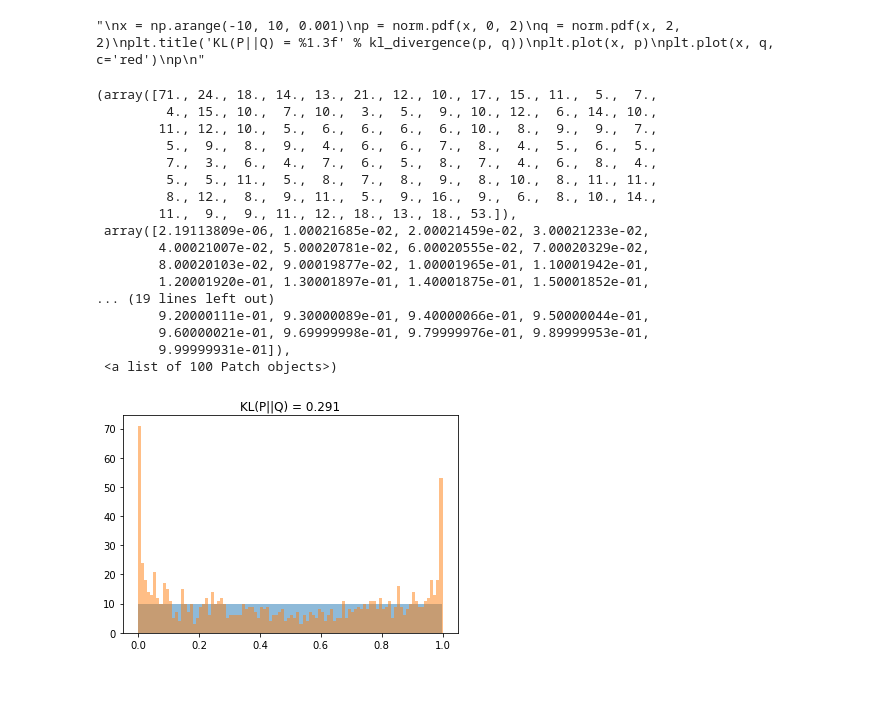
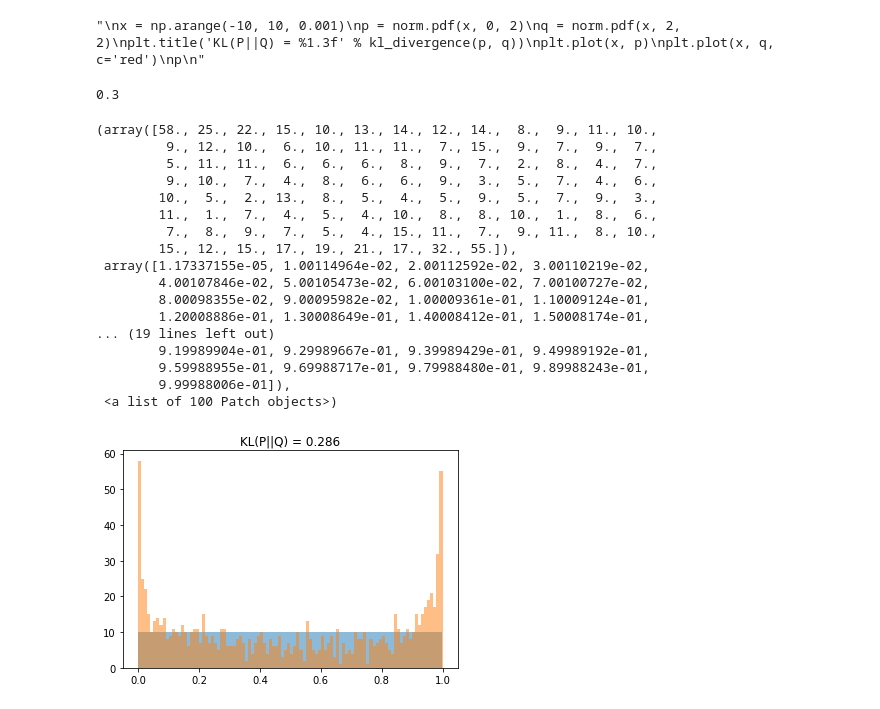
Before and after one commit to String137/Create-your-design-of-Parameterized-Quantum-Circuits, a Jupyter notebook: Expressibility.ipynb, the cells around one changed output. Saved outputs shown, nothing was run; the diff lists cells and outputs as text; code cells hidden in the pictures.

```diff
--- a/Expressibility.ipynb
+++ b/Expressibility.ipynb
@@ -62,32 +62,35 @@ for i in range(len):
 haar = [];
 h = Haar_dist(a=0,b=1,name="haar");
 for i in range(len):
-    haar.append(h.rvs())
+    haar.append(h.ppf((i+0.5)/len))
 
 # print(haar)
+h.ppf(0.3) # inverse cdf
+# %% [output]
+0.3
 # %%
 plt.title('KL(P||Q) = %1.3f' % kl_divergence(np.array(arr), np.array(haar)))
 n_bins = 100;
 # We can set the number of bins with the `bins` kwarg
-haar = np.linspace(0,1,len,endpoint=False); #true value
+# haar = np.linspace(0,1,len,endpoint=False); #true value
 plt.hist(np.array(haar), bins=n_bins, alpha=0.5)
 plt.hist(np.array(arr), bins=n_bins, alpha=0.5)
 # %% [output]
-(array([71., 24., 18., 14., 13., 21., 12., 10., 17., 15., 11.,  5.,  7.,
-         4., 15., 10.,  7., 10.,  3.,  5.,  9., 10., 12.,  6., 14., 10.,
-        11., 12., 10.,  5.,  6.,  6.,  6.,  6., 10.,  8.,  9.,  9.,  7.,
-         5.,  9.,  8.,  9.,  4.,  6.,  6.,  7.,  8.,  4.,  5.,  6.,  5.,
-         7.,  3.,  6.,  4.,  7.,  6.,  5.,  8.,  7.,  4.,  6.,  8.,  4.,
-         5.,  5., 11.,  5.,  8.,  7.,  8.,  9.,  8., 10.,  8., 11., 11.,
-         8., 12.,  8.,  9., 11.,  5.,  9., 16.,  9.,  6.,  8., 10., 14.,
-        11.,  9.,  9., 11., 12., 18., 13., 18., 53.]),
- array([2.19113809e-06, 1.00021685e-02, 2.00021459e-02, 3.00021233e-02,
-        4.00021007e-02, 5.00020781e-02, 6.00020555e-02, 7.00020329e-02,
-        8.00020103e-02, 9.00019877e-02, 1.00001965e-01, 1.10001942e-01,
-        1.20001920e-01, 1.30001897e-01, 1.40001875e-01, 1.50001852e-01,
+(array([58., 25., 22., 15., 10., 13., 14., 12., 14.,  8.,  9., 11., 10.,
+         9., 12., 10.,  6., 10., 11., 11.,  7., 15.,  9.,  7.,  9.,  7.,
+         5., 11., 11.,  6.,  6.,  6.,  8.,  9.,  7.,  2.,  8.,  4.,  7.,
+         9., 10.,  7.,  4.,  8.,  6.,  6.,  9.,  3.,  5.,  7.,  4.,  6.,
+        10.,  5.,  2., 13.,  8.,  5.,  4.,  5.,  9.,  5.,  7.,  9.,  3.,
+        11.,  1.,  7.,  4.,  5.,  4., 10.,  8.,  8., 10.,  1.,  8.,  6.,
+         7.,  8.,  9.,  7.,  5.,  4., 15., 11.,  7.,  9., 11.,  8., 10.,
+        15., 12., 15., 17., 19., 21., 17., 32., 55.]),
+ array([1.17337155e-05, 1.00114964e-02, 2.00112592e-02, 3.00110219e-02,
+        4.00107846e-02, 5.00105473e-02, 6.00103100e-02, 7.00100727e-02,
+        8.00098355e-02, 9.00095982e-02, 1.00009361e-01, 1.10009124e-01,
+        1.20008886e-01, 1.30008649e-01, 1.40008412e-01, 1.50008174e-01,
 ... (19 lines left out)
-        9.20000111e-01, 9.30000089e-01, 9.40000066e-01, 9.50000044e-01,
-        9.60000021e-01, 9.69999998e-01, 9.79999976e-01, 9.89999953e-01,
-        9.99999931e-01]),
+        9.19989904e-01, 9.29989667e-01, 9.39989429e-01, 9.49989192e-01,
+        9.59988955e-01, 9.69988717e-01, 9.79988480e-01, 9.89988243e-01,
+        9.99988006e-01]),
  <a list of 100 Patch objects>)
-[figure, old version]
+[figure, new version]
```
